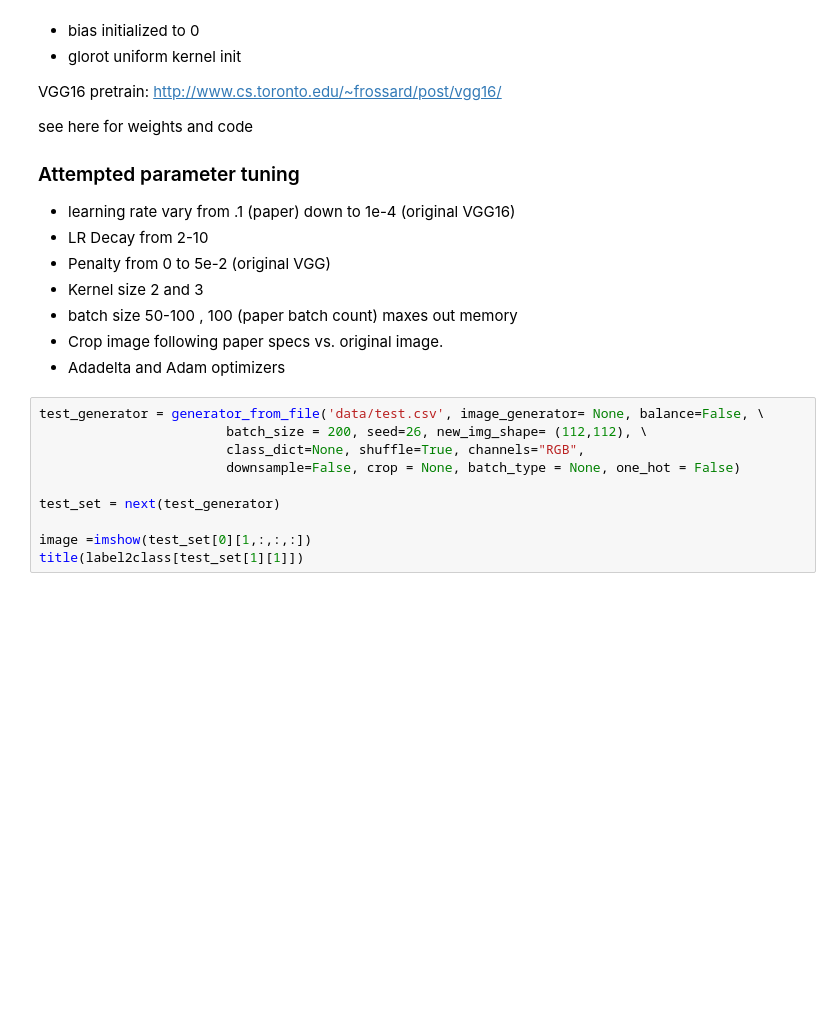
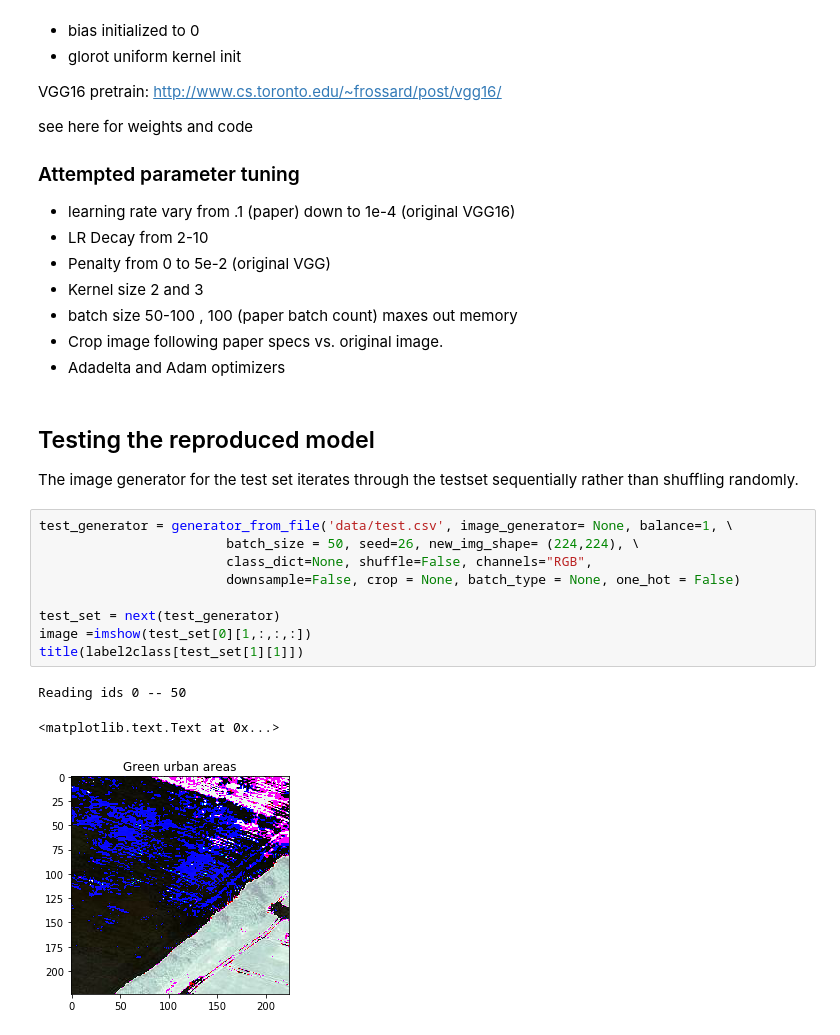
Before and after one commit to sar2160/ecbm4040-finalproject, a Jupyter notebook: CNN Project-Training.ipynb, the cells around one changed output. Cells and saved outputs as stored; diff of their text form; blank space fills up the shorter version.

```diff
--- a/CNN Project-Training.ipynb
+++ b/CNN Project-Training.ipynb
@@ -249,14 +241,21 @@ see here for weights and code
 * batch size 50-100 , 100 (paper batch count) maxes out memory
 * Crop image following paper specs vs. original image.
 * Adadelta and Adam optimizers
+# %% [markdown]
+## Testing the reproduced model
+
+The image generator for the test set iterates through the testset sequentially rather than shuffling randomly.
 # %%
-test_generator = generator_from_file('data/test.csv', image_generator= None, balance=False, \
-                        batch_size = 200, seed=26, new_img_shape= (112,112), \
-                        class_dict=None, shuffle=True, channels="RGB",
+test_generator = generator_from_file('data/test.csv', image_generator= None, balance=1, \
+                        batch_size = 50, seed=26, new_img_shape= (224,224), \
+                        class_dict=None, shuffle=False, channels="RGB",
                         downsample=False, crop = None, batch_type = None, one_hot = False)
 
 test_set = next(test_generator)
-
 image =imshow(test_set[0][1,:,:,:])
 title(label2class[test_set[1][1]])
+# %% [output]
+Reading ids 0 -- 50
+<matplotlib.text.Text at 0x...>
+[figure, added]
 # %%
```
Also changed, not shown: parts of 23 cells of this notebook, 2 other files.
